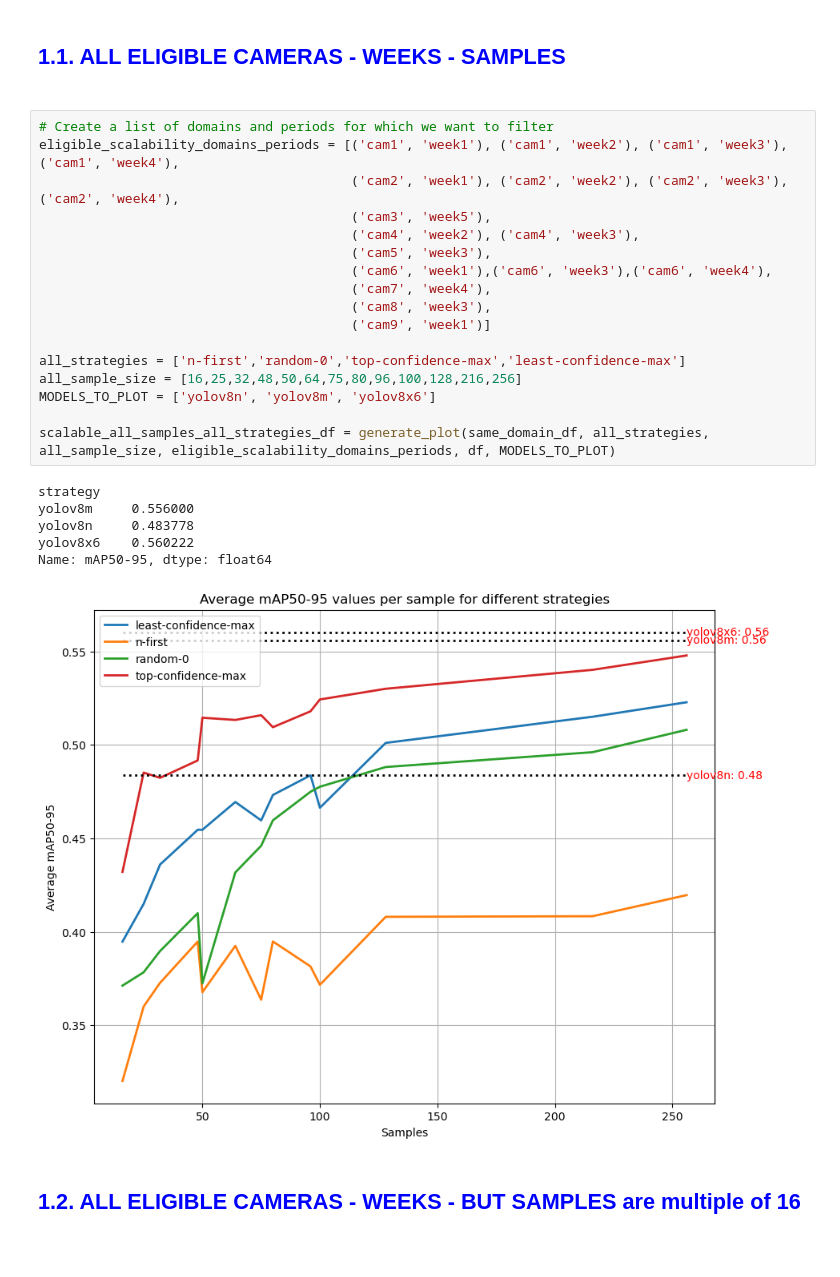
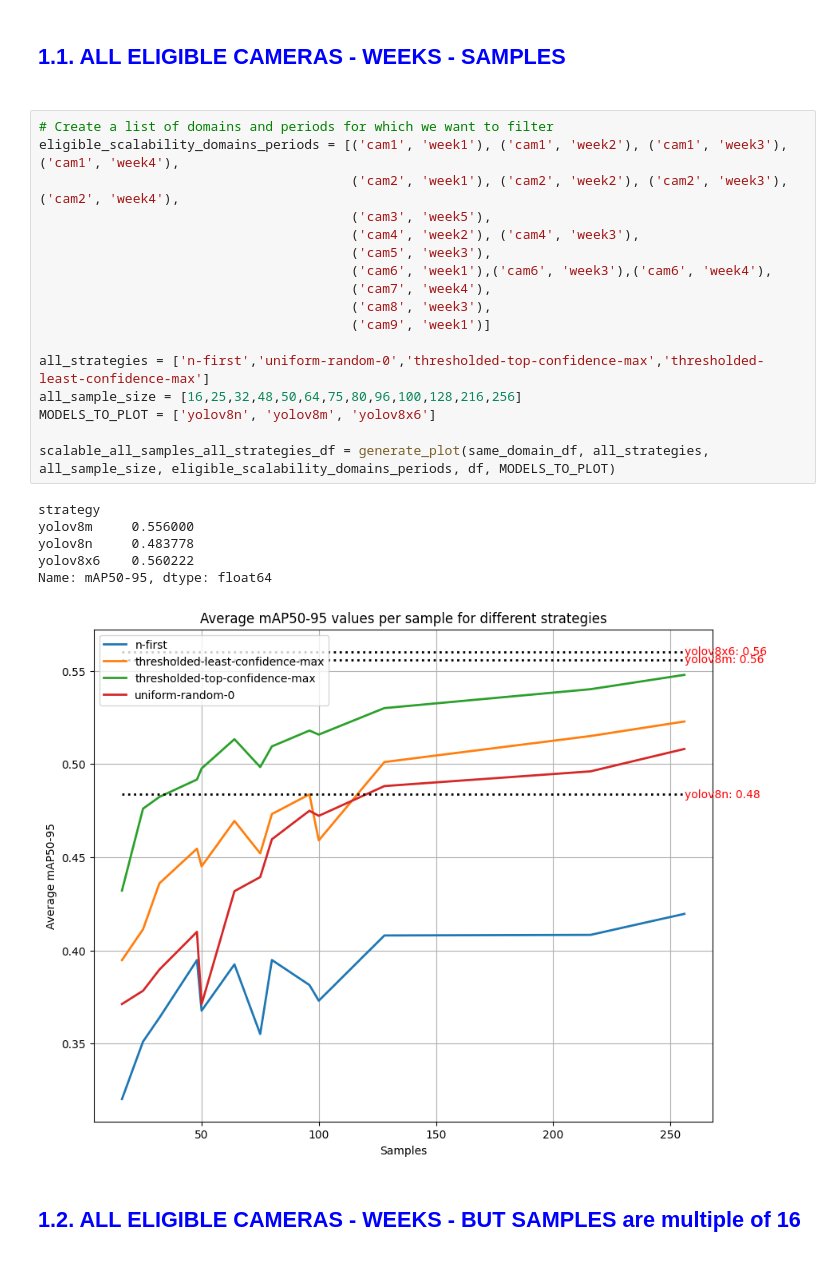
Before and after one commit to manjahdani/CSBAD, a Jupyter notebook: visualization_tools/analysis_journal.ipynb, the cells around one changed output. Drawn from its saved outputs; the diff is of its cells as text.

```diff
--- a/visualization_tools/analysis_journal.ipynb
+++ b/visualization_tools/analysis_journal.ipynb
@@ -78,27 +78,27 @@ def generate_plot(dataframe, strategies, samples, eligible_domains_periods, df,
 # %%
 # Create a list of domains and periods for which we want to filter
 eligible_scalability_domains_periods = [('cam1', 'week1'), ('cam1', 'week2'), ('cam1', 'week3'), ('cam1', 'week4'),
                                         ('cam2', 'week1'), ('cam2', 'week2'), ('cam2', 'week3'), ('cam2', 'week4'),
                                         ('cam3', 'week5'),
                                         ('cam4', 'week2'), ('cam4', 'week3'),
                                         ('cam5', 'week3'),
                                         ('cam6', 'week1'),('cam6', 'week3'),('cam6', 'week4'),
                                         ('cam7', 'week4'),
                                         ('cam8', 'week3'),
                                         ('cam9', 'week1')]
 
-all_strategies = ['n-first','random-0','top-confidence-max','least-confidence-max']
+all_strategies = ['n-first','uniform-random-0','thresholded-top-confidence-max','thresholded-least-confidence-max']
 all_sample_size = [16,25,32,48,50,64,75,80,96,100,128,216,256]
 MODELS_TO_PLOT = ['yolov8n', 'yolov8m', 'yolov8x6']
 
 scalable_all_samples_all_strategies_df = generate_plot(same_domain_df, all_strategies, all_sample_size, eligible_scalability_domains_periods, df, MODELS_TO_PLOT)
 # %% [output]
 strategy
 yolov8m     0.556000
 yolov8n     0.483778
 yolov8x6    0.560222
 Name: mAP50-95, dtype: float64
-[figure, old version]
+[figure, new version]
 # %% [markdown]
  <h2> <font color="blue"> 1.2. ALL ELIGIBLE CAMERAS - WEEKS - BUT SAMPLES are multiple of 16 </font><h2>
 # %%
```
Also changed, not shown: parts of 16 cells of this notebook.
